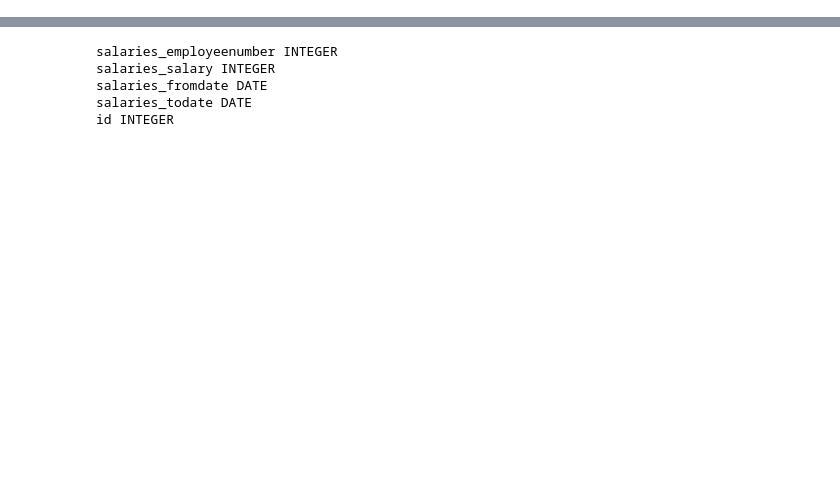
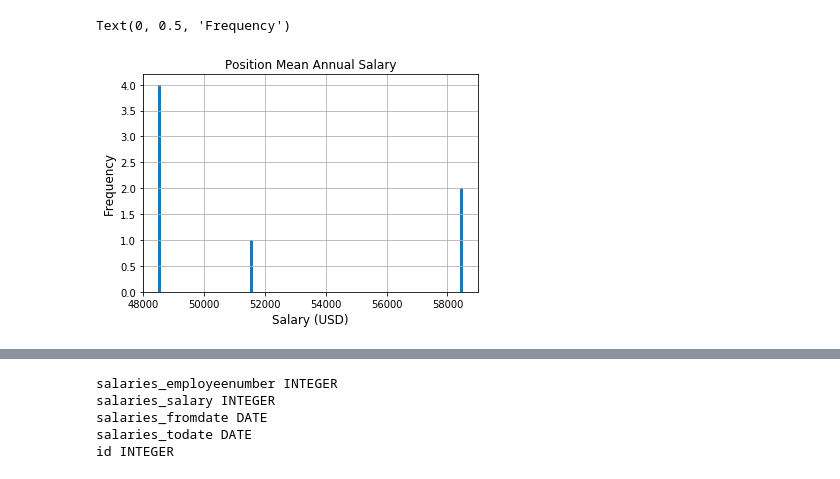
Before and after one commit to kirpatrick/sql-challenge, a Jupyter notebook: EmployeeSQL/employeeSQL_salaryAnalysis.ipynb, the cells around one changed output, grey strips where cells are left out. Drawn from its saved outputs; the diff is of its cells as text; code cells hidden in the pictures; blank space fills up the shorter version.

```diff
--- a/EmployeeSQL/employeeSQL_salaryAnalysis.ipynb
+++ b/EmployeeSQL/employeeSQL_salaryAnalysis.ipynb
@@ -34,0 +102,7 @@ inspector.get_table_names()
+# %%
+avgSalary_df.hist(column='Position Mean Annual Salary',bins=100)
+plt.xlabel("Salary (USD)",fontsize=12)
+plt.ylabel("Frequency",fontsize=12)
+# %% [output]
+Text(0, 0.5, 'Frequency')
+[figure, added]
```
Also changed, not shown: parts of 42 cells of this notebook, 2 other files.
